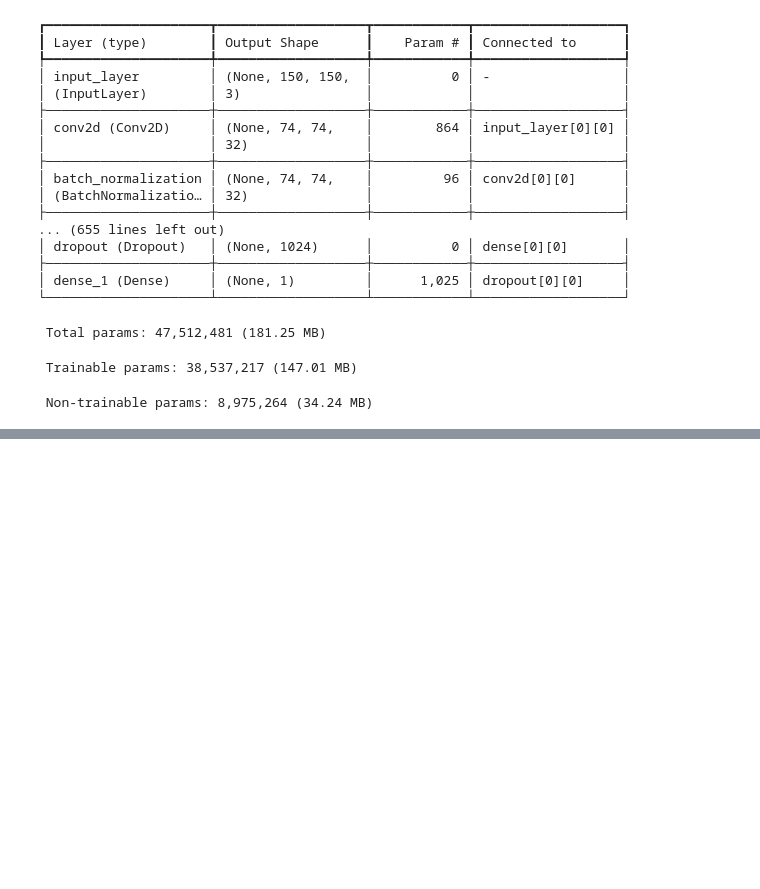
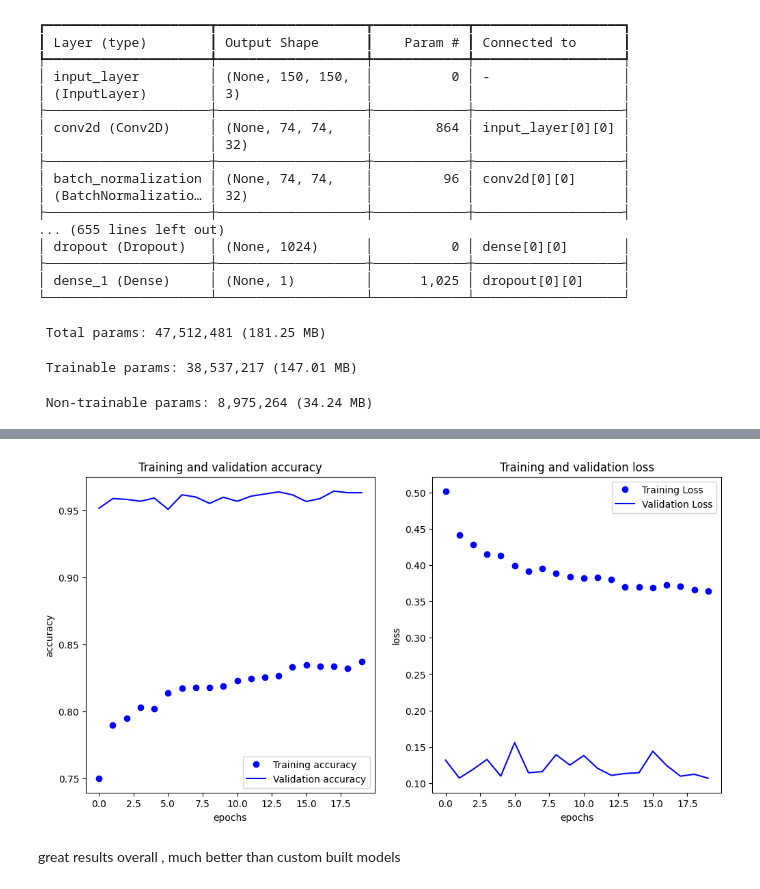
Before and after one commit to PranavU-Coder/personal_DL, a Jupyter notebook: transfer_learning/inception_use.ipynb, the cells around one changed output, grey strips where cells are left out. Drawn from its saved outputs; the diff is of its cells as text; code cells hidden in the pictures; blank space fills up the shorter version.

Commit message:
satisfactory results with inceptionv3 model implemented

```diff
--- a/transfer_learning/inception_use.ipynb
+++ b/transfer_learning/inception_use.ipynb
@@ -93,0 +157,17 @@ Model: "functional"
+# %%
+inputs = tf.keras.Input(shape=(150, 150, 3))
+x = data_augmentation(inputs)
+x = model(x)
+
+model_with_aug = tf.keras.Model(inputs, x)
+# %%
+model_with_aug.compile(
+    optimizer = tf.keras.optimizers.RMSprop(learning_rate=0.0001),
+    loss = 'binary_crossentropy',
+    metrics = ['accuracy'])
+# %%
+history = model_with_aug.fit(
+    train_dataset_final,
+    validation_data = validation_dataset_final,
+    epochs = 20,
+    verbose = 2)
@@ -93,0 +194,31 @@ Model: "functional"
+# %%
+def plot_loss_acc(history):
+    acc = history.history['accuracy']
+    val_acc = history.history['val_accuracy']
+    loss = history.history['loss']
+    val_loss = history.history['val_loss']
+
+    epochs = range(len(acc))
+
+    fig, ax = plt.subplots(1,2, figsize=(12, 6))
+    ax[0].plot(epochs, acc, 'bo', label='Training accuracy')
+    ax[0].plot(epochs, val_acc, 'b', label='Validation accuracy')
+    ax[0].set_title('Training and validation accuracy')
+    ax[0].set_xlabel('epochs')
+    ax[0].set_ylabel('accuracy')
+    ax[0].legend()
+
+    ax[1].plot(epochs, loss, 'bo', label='Training Loss')
+    ax[1].plot(epochs, val_loss, 'b', label='Validation Loss')
+    ax[1].set_title('Training and validation loss')
+    ax[1].set_xlabel('epochs')
+    ax[1].set_ylabel('loss')
+    ax[1].legend()
+
+    plt.show()
+
+plot_loss_acc(history)
+# %% [output]
+[figure, added]
+# %% [markdown]
+great results overall , much better than custom built models
```
Also changed, not shown: parts of 14 cells of this notebook, 2 other files.
